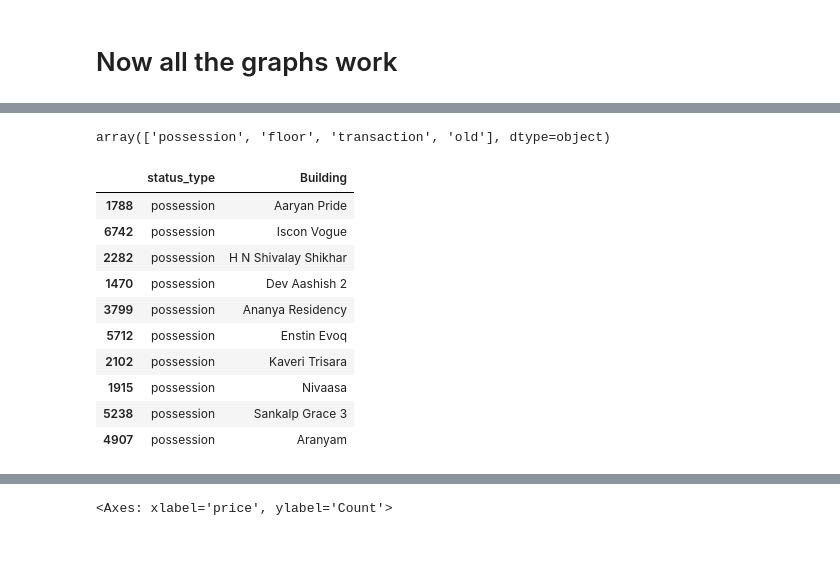
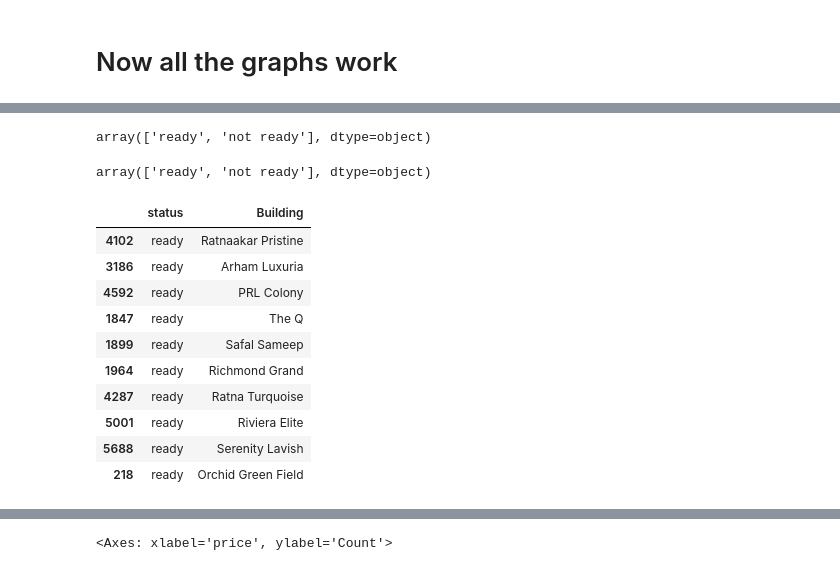
Before and after one commit to bunny-ml/Ahmedabad-Flat-Price-, a Jupyter notebook: notebooks/01_data_cleaning_code.ipynb, the cells around one changed output, grey strips where cells are left out. Cells and saved outputs as stored; diff of their text form; code cells hidden in the pictures.

```diff
--- a/notebooks/01_data_cleaning_code.ipynb
+++ b/notebooks/01_data_cleaning_code.ipynb
@@ -625,15 +619,15 @@ df_cleaned = df[(df['area_sqft'] >= lower_fence) & (df['area_sqft']<= upper_fenc
 # removing outliers for BHK
 
 
-Q1 = df['BHK'].quantile(0.25)
-Q3 = df['BHK'].quantile(0.75)
+Q1 = df_cleaned['BHK'].quantile(0.25)
+Q3 = df_cleaned['BHK'].quantile(0.75)
 
 IQR = Q3 - Q1
 
 lower_fence = Q1 - 1.5 * (IQR)
 upper_fence = Q3 + 1.5 * (IQR)
 
-df_cleaned = df[(df['BHK'] >= lower_fence) & (df['BHK']<= upper_fence)]
+df_cleaned = df_cleaned[(df_cleaned['BHK'] >= lower_fence) & (df_cleaned['BHK']<= upper_fence)]
 # %%
 # df_cleaned['furnishing'].unique()
 # %%
@@ -645,18 +636,0 @@ array(['Unfurnished', 'New Property', 'Resale', 'Semi-Furnished', 'Other',
-# %%
-def transaction_fix(text):
-    if text not in ['New Property', 'Resale', np.nan]:
-        return 'New Property'
-
-    else:
-        return text
-
-df_cleaned.loc[:,'transaction'] = df['transaction'].apply(transaction_fix)
-# %%
-def furnishing_fix(text):
-    if text not in ['Unfurnished', 'Furnished']:
-        return 'Furnished'
-
-    else:
-        return text
-
-df_cleaned.loc[:,'furnishing'] = df_cleaned['furnishing'].apply(furnishing_fix)
@@ -674,26 +656,22 @@ df_cleaned[['furnishing','transaction']].sample(7)
 # %%
-df_cleaned['status_type'].unique()
+df_cleaned['status'].unique()
 # %% [output]
-array(['possession', 'floor', 'transaction', 'old'], dtype=object)
+array(['ready', 'not ready'], dtype=object)
-# %%
-def fix_status_type(text):
-    if text not in ['possession']:
-        return 'unpossession'
-    else:
-        return text
-
-df_cleaned.loc[:, 'status_type'] = df_cleaned['status_type'].apply(fix_status_type)
+# %%
+df_cleaned['status'].unique()
+# %% [output]
+array(['ready', 'not ready'], dtype=object)
 # %%
-df_cleaned[['status_type', 'Building']].sample(10)
+df_cleaned[['status', 'Building']].sample(10)
 # %% [output]
-|  | status_type | Building |
-| 1788 | possession | Aaryan Pride |
-| 6742 | possession | Iscon Vogue |
-| 2282 | possession | H N Shivalay Shikhar |
-| 1470 | possession | Dev Aashish 2 |
-| 3799 | possession | Ananya Residency |
-| 5712 | possession | Enstin Evoq |
-| 2102 | possession | Kaveri Trisara |
-| 1915 | possession | Nivaasa |
-| 5238 | possession | Sankalp Grace 3 |
-| 4907 | possession | Aranyam |
+|  | status | Building |
+| 4102 | ready | Ratnaakar Pristine |
+| 3186 | ready | Arham Luxuria |
+| 4592 | ready | PRL Colony |
+| 1847 | ready | The Q |
+| 1899 | ready | Safal Sameep |
+| 1964 | ready | Richmond Grand |
+| 4287 | ready | Ratna Turquoise |
+| 5001 | ready | Riviera Elite |
+| 5688 | ready | Serenity Lavish |
+| 218 | ready | Orchid Green Field |
```
Also changed, not shown: parts of 54 cells of this notebook, 4 other files.
